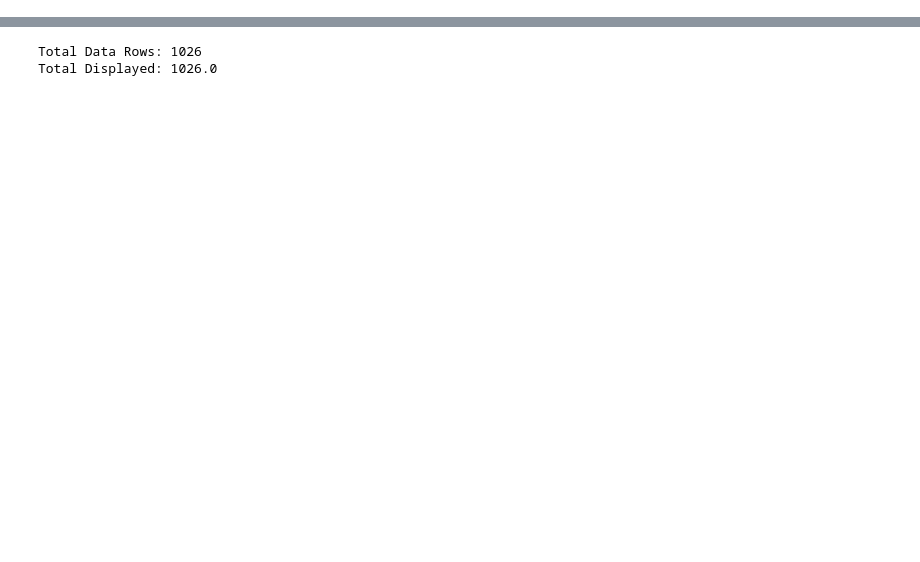
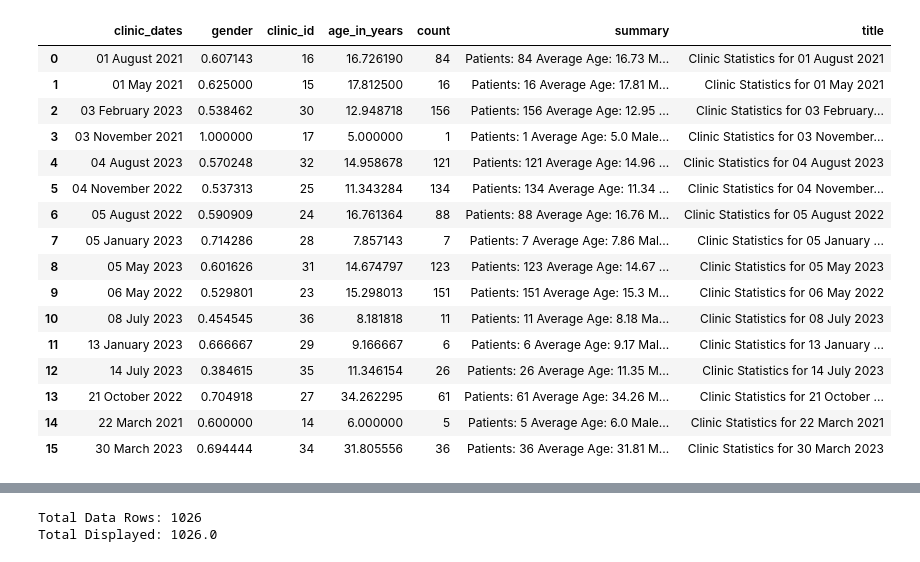
Before and after one commit to ww994a/1000smiles, a Jupyter notebook: tools/datascience/Notebooks/Demographics.ipynb, the cells around one changed output, grey strips where cells are left out. Drawn from its saved outputs; the diff is of its cells as text; code cells hidden in the pictures; blank space fills up the shorter version.

Commit message:
Demographics Updated
TItle Added

```diff
--- a/tools/datascience/Notebooks/Demographics.ipynb
+++ b/tools/datascience/Notebooks/Demographics.ipynb
@@ -146,3 +144,93 @@ final_df['age'] = final_df['age'] - 1
+# %%
+#Calculate Summaries
+
+#setup dates in final_df for Dropdown
+date_format = "%d %B %Y"
+
+
+
+#Other
+summary_raw = merged_df.copy()
+
+summary_raw['clinic_dates'] = summary_raw['clinic_id']
+clinic_df = TSD.df_clinic.copy()
+replace_dict = clinic_df.set_index('id')['start'].to_dict()
+summary_raw['clinic_dates'] = summary_raw['clinic_dates'].replace(replace_dict)
+summary_raw['clinic_dates'] = pd.to_datetime(summary_raw['clinic_dates']).dt.strftime(date_format)
+
+summary_raw = summary_raw.drop(['dob','city','colonia','state','timein','timeout','patient_id','location','start','end','Category'], axis=1)
+def gender_to_num(row) :
+    return 0 if row['gender'] == 'm' else 1
+summary_raw['gender'] = summary_raw.apply(gender_to_num, axis=1)
+summary_raw['count'] = 1
+
+# Grouping by 'Category' and applying different aggregation functions
+summary_info = summary_raw.groupby('clinic_dates').agg({
+    'gender': 'mean',
+    'clinic_id': 'first',
+    'age_in_years': 'mean',
+    'count': 'sum'
+})
+
+summary_info = summary_info.reset_index()
+
+#Xrays
+
+xrays = TSD.df_xray.copy()
+xrays['count'] = 1
+xrays = xrays.drop(['id','imagetype','path','timestamp','patient_id','station_id'],axis=1)
+xrays = xrays.groupby('clinic_id').sum().reset_index()
+
+xrays['clinic_dates'] = xrays['clinic_id']
+xrays['clinic_dates'] = xrays['clinic_dates'].replace(replace_dict)
+xrays['clinic_dates'] = pd.to_datetime(xrays['clinic_dates']).dt.strftime(date_format)
+
+
+
+
+#this is the sumary for each clinic
+def compute_summary_string (row):
+    percent_m = str(round(100*(1-row['gender']),1))
+    percent_f = str(round(100*(row['gender']),1))
+    xray_amount = '--'
+
+    for xray_row in xrays.itertuples():
+       if xray_row.clinic_dates == row.clinic_dates:
+            xray_amount = str(xray_row.count)
+    age_r = str(round(row['age_in_years'],2))
+    summary_details = 'Patients: '+str(row['count'])+'   Average Age: '+age_r+ '   Male: '+percent_m+'%'+ \
+    '   Female: '+percent_f+'%' + '   X-rays: '+xray_amount
+    return summary_details
+
+def compute_title_string (row):
+
+
+    summary_title = "Clinic Statistics for "+row['clinic_dates']
+    return summary_title
+
+#Summary Statistics
+summary_info['summary'] = summary_info.apply(compute_summary_string, axis = 1)
+summary_info['title'] = summary_info.apply(compute_title_string, axis = 1)
+
+summary_info
+# %% [output]
+|  | clinic_dates | gender | clinic_id | age_in_years | count | summary | title |
+| 0 | 01 August 2021 | 0.607143 | 16 | 16.726190 | 84 | Patients: 84 Average Age: 16.73 M... | Clinic Statistics for 01 August 2021 |
+| 1 | 01 May 2021 | 0.625000 | 15 | 17.812500 | 16 | Patients: 16 Average Age: 17.81 M... | Clinic Statistics for 01 May 2021 |
+| 2 | 03 February 2023 | 0.538462 | 30 | 12.948718 | 156 | Patients: 156 Average Age: 12.95 ... | Clinic Statistics for 03 February... |
+| 3 | 03 November 2021 | 1.000000 | 17 | 5.000000 | 1 | Patients: 1 Average Age: 5.0 Male... | Clinic Statistics for 03 November... |
+| 4 | 04 August 2023 | 0.570248 | 32 | 14.958678 | 121 | Patients: 121 Average Age: 14.96 ... | Clinic Statistics for 04 August 2023 |
+| 5 | 04 November 2022 | 0.537313 | 25 | 11.343284 | 134 | Patients: 134 Average Age: 11.34 ... | Clinic Statistics for 04 November... |
+| 6 | 05 August 2022 | 0.590909 | 24 | 16.761364 | 88 | Patients: 88 Average Age: 16.76 M... | Clinic Statistics for 05 August 2022 |
+| 7 | 05 January 2023 | 0.714286 | 28 | 7.857143 | 7 | Patients: 7 Average Age: 7.86 Mal... | Clinic Statistics for 05 January ... |
+| 8 | 05 May 2023 | 0.601626 | 31 | 14.674797 | 123 | Patients: 123 Average Age: 14.67 ... | Clinic Statistics for 05 May 2023 |
+| 9 | 06 May 2022 | 0.529801 | 23 | 15.298013 | 151 | Patients: 151 Average Age: 15.3 M... | Clinic Statistics for 06 May 2022 |
+| 10 | 08 July 2023 | 0.454545 | 36 | 8.181818 | 11 | Patients: 11 Average Age: 8.18 Ma... | Clinic Statistics for 08 July 2023 |
+| 11 | 13 January 2023 | 0.666667 | 29 | 9.166667 | 6 | Patients: 6 Average Age: 9.17 Mal... | Clinic Statistics for 13 January ... |
+| 12 | 14 July 2023 | 0.384615 | 35 | 11.346154 | 26 | Patients: 26 Average Age: 11.35 M... | Clinic Statistics for 14 July 2023 |
+| 13 | 21 October 2022 | 0.704918 | 27 | 34.262295 | 61 | Patients: 61 Average Age: 34.26 M... | Clinic Statistics for 21 October ... |
+| 14 | 22 March 2021 | 0.600000 | 14 | 6.000000 | 5 | Patients: 5 Average Age: 6.0 Male... | Clinic Statistics for 22 March 2021 |
+| 15 | 30 March 2023 | 0.694444 | 34 | 31.805556 | 36 | Patients: 36 Average Age: 31.81 M... | Clinic Statistics for 30 March 2023 |
 # %%
 #counts for largest age to set y axis
 yMax = math.ceil(np.max(final_df.groupby(['clinic_id','age']).display.sum()))
```
Also changed, not shown: parts of 4 cells of this notebook.
